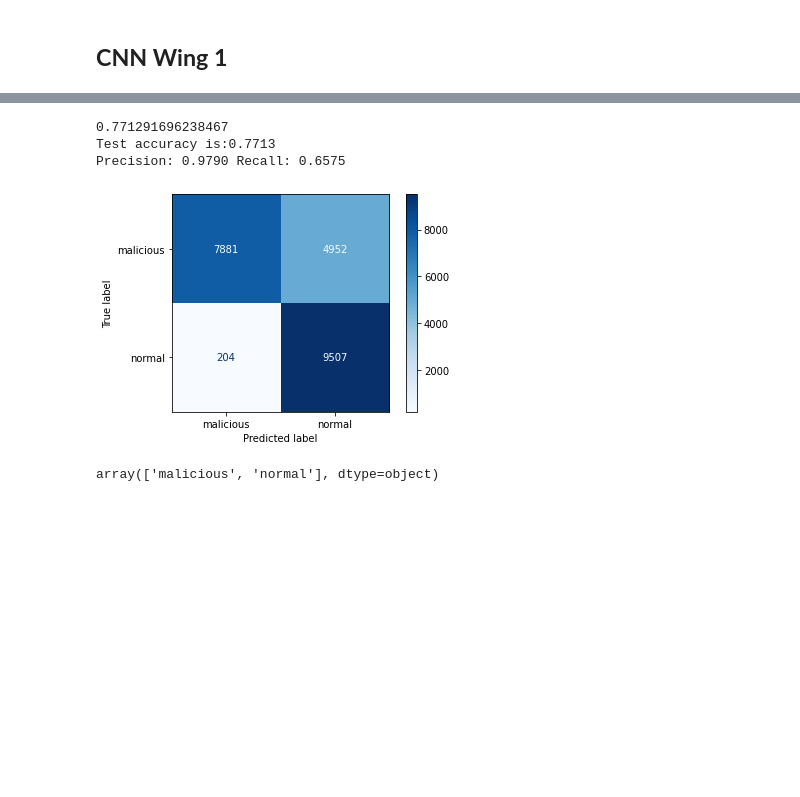
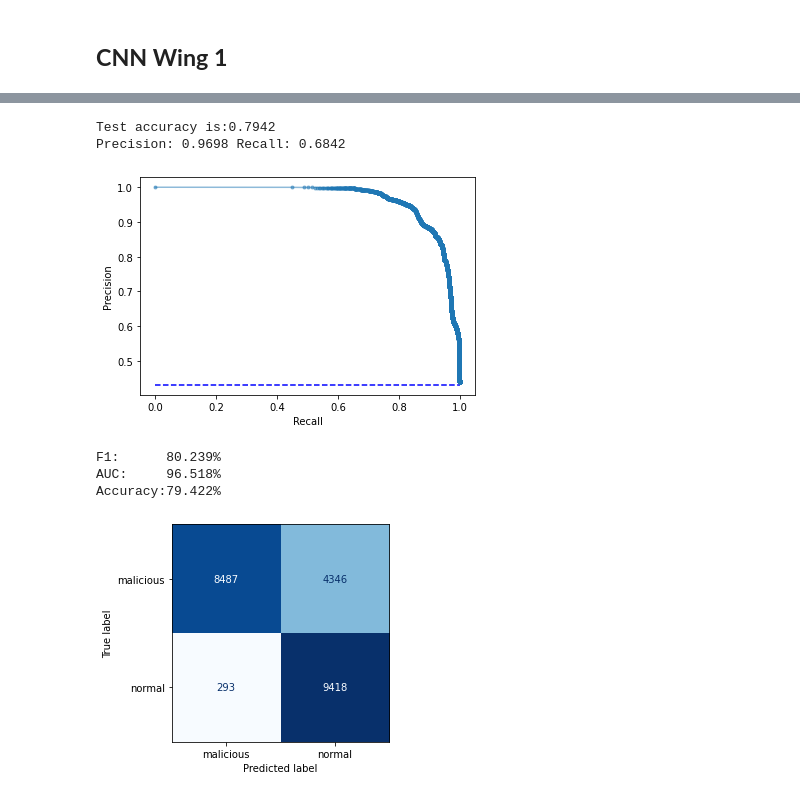
Before and after one commit to acen20/DEL, a Jupyter notebook: deep-ensemble-jet/notebooks/cnn1.ipynb, the cells around one changed output, grey strips where cells are left out. Drawn from its saved outputs; the diff is of its cells as text; code cells hidden in the pictures; blank space fills up the shorter version.

```diff
--- a/deep-ensemble-jet/notebooks/cnn1.ipynb
+++ b/deep-ensemble-jet/notebooks/cnn1.ipynb
@@ -274,15 +274,10 @@ _ = plt.legend(['Loss'])
 cnn.eval()
 with torch.no_grad():
   train_X = cnn.transform(X_train.view(-1,1,1,41).to(device))
-  preds = cnn(X_test.view(-1,1,1,41)).cpu()
+  lr_probs = cnn(X_test.view(-1,1,1,41)).cpu().squeeze()
 # %%
-preds = np.argmax(preds, axis=1)
+preds = torch.round(lr_probs)
 # %%
-y_test = y_test.cpu()
-acc = accuracy_score(preds, y_test)
-print(acc)
-_ = ConfusionMatrixDisplay.from_predictions(y_test,preds, cmap="Blues", display_labels = le.classes_)
-from sklearn.metrics import confusion_matrix
 cm = confusion_matrix(y_test, preds)
 tn=cm[0][0] #tn
 fn=cm[0][1] #fn
@@ -296,13 +291,32 @@ sensitivity,specificity = tp/(tp+fn),tn/(tn+fp)
 print("Test accuracy is:"+str(format(acc,'.4f')))
 print("Precision: "+str(format(precision,'.4f'))+" Recall: "+str(format(recall,'.4f')))
 # %% [output]
-0.771291696238467
-Test accuracy is:0.7713
-Precision: 0.9790 Recall: 0.6575
+Test accuracy is:0.7942
+Precision: 0.9698 Recall: 0.6842
-[figure, removed]
-# %%
-le.inverse_transform([i for i in range(0,2)])
-# %% [output]
-array(['malicious', 'normal'], dtype=object)
+# %%
+lr_precision, lr_recall, _ = precision_recall_curve(y_test, lr_probs)
+lr_f1, lr_auc = f1_score(y_test, preds), auc(lr_recall, lr_precision)
+no_skill = len(y_test[y_test==1]) / len(y_test)
+acc = accuracy_score(y_test, preds)
+plt.plot([0, 1], [no_skill, no_skill], linestyle='--', c = "blue")
+plt.plot(lr_recall, lr_precision, marker='.', alpha=0.5)
+# axis labels
+plt.xlabel('Recall')
+plt.ylabel('Precision')
+
+# show the plot
+plt.show()
+_ = plt.rc('legend', fontsize=18)
+disp = ConfusionMatrixDisplay(confusion_matrix = cm, display_labels = le.classes_)
+disp.plot(cmap="Blues", colorbar = False)
+print(f"F1:\t {lr_f1*100:.3f}%")
+print(f"AUC:\t {lr_auc*100:.3f}%")
+print(f"Accuracy:{acc*100:.3f}%")
+# %% [output]
+[figure, added]
+F1:      80.239%
+AUC:     96.518%
+Accuracy:79.422%
+[figure, added]
 # %%
 torch.save(cnn.state_dict(), 'cnn1.pt')
```
Also changed, not shown: parts of 7 cells of this notebook.
